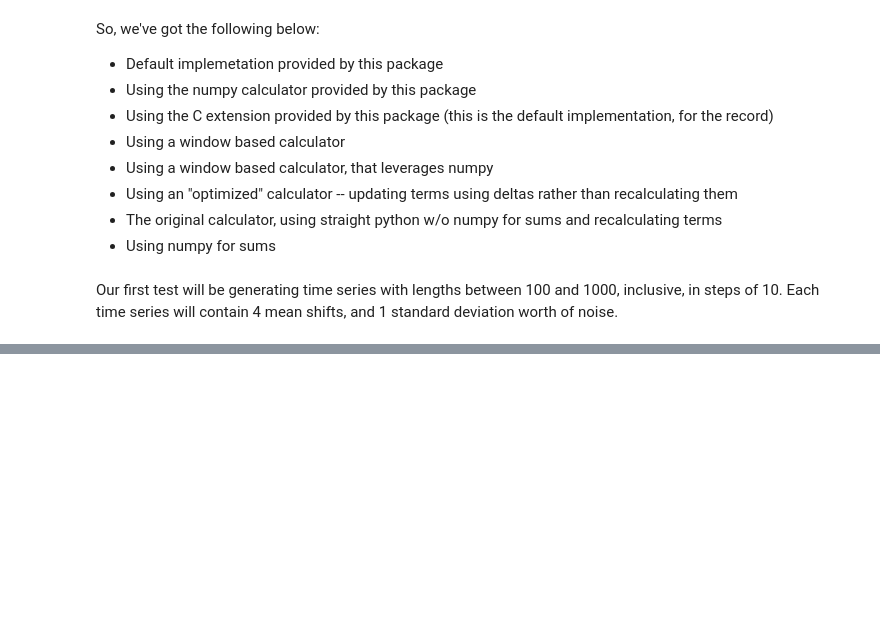
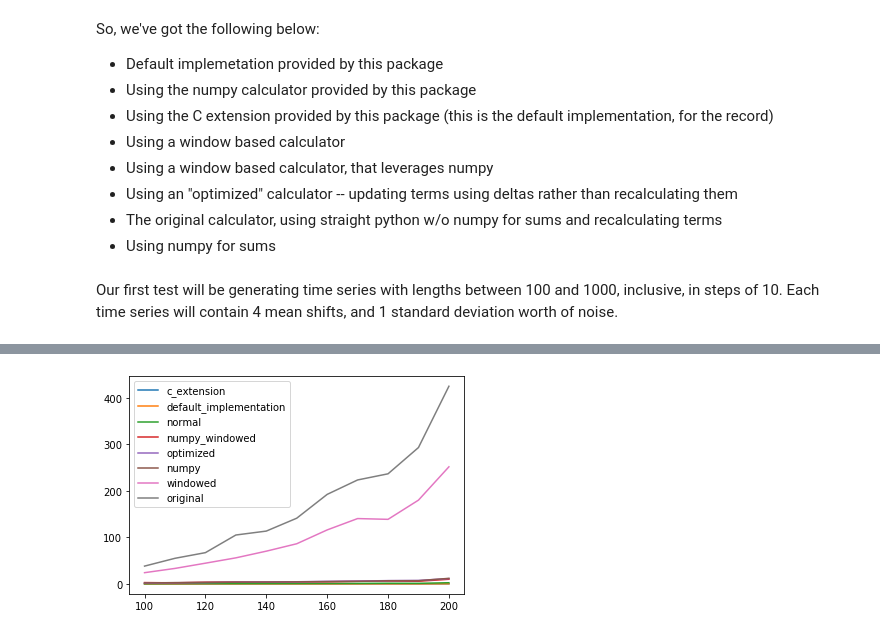
Before and after one commit to mongodb/signal-processing-algorithms, a Jupyter notebook: docs/profiling/algorithm_implementations.ipynb, the cells around one changed output, grey strips where cells are left out. Cells and saved outputs as stored; diff of their text form; code cells hidden in the pictures; blank space fills up the shorter version.

```diff
--- a/docs/profiling/algorithm_implementations.ipynb
+++ b/docs/profiling/algorithm_implementations.ipynb
@@ -81,0 +107,4 @@ Looks pretty similar, lets try it over 1000 to 5000 inclusive, using steps of 10
+# %%
+plot_results(results)
+# %% [output]
+[figure, added]
```
Also changed, not shown: parts of 20 cells of this notebook, 1 other file.
